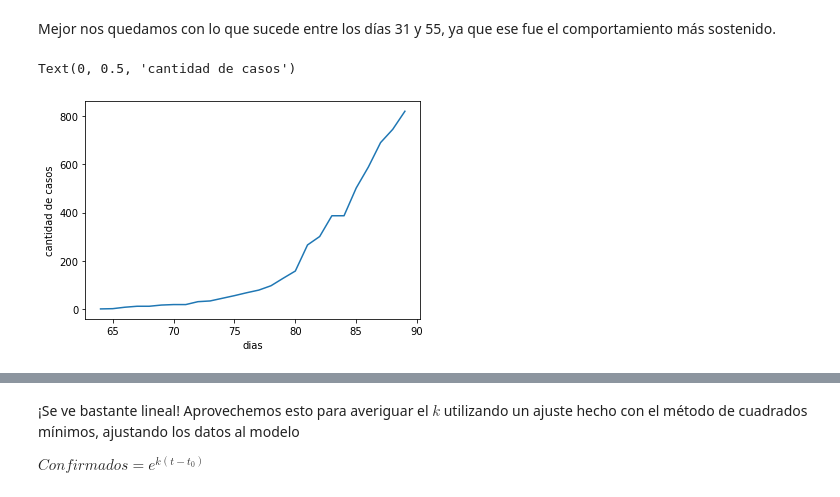
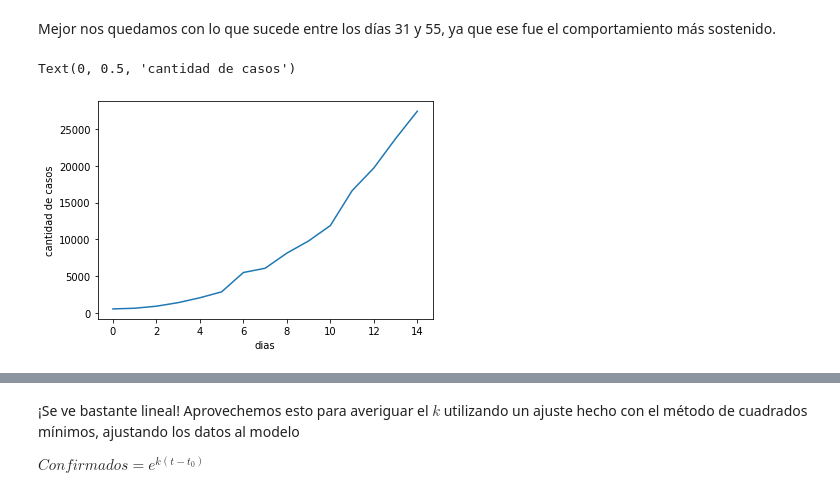
Before and after one commit to Mfsegurag/Informe_Pand-mico, a Jupyter notebook: proyecto_4.ipynb, the cells around one changed output, grey strips where cells are left out. Saved outputs shown, nothing was run; the diff lists cells and outputs as text; code cells hidden in the pictures.

Commit message:
Se definen los 10 paises

```diff
--- a/proyecto_4.ipynb
+++ b/proyecto_4.ipynb
@@ -133,14 +163,3 @@ df_arg.total_cases.isnull().idxmax()
 # %%
 paises=datos['location'] #cargo el vector de paises
 confirmados=datos['total_cases'] #carga vector todos los casos confirmados
-# %%
-#seleccionamos China
-
-ind_arg=np.where(paises=='Argentina')
-ind_arg=ind_arg[0]
-casos_arg=confirmados[ind_arg]
-dias=np.arange(0,len(casos_arg))
-plt.figure(figsize = (15,8))
-plt.plot(dias,casos_arg)
-plt.xlabel('dias')
-plt.ylabel('cantidad de casos')
@@ -161,0 +205,30 @@ Text(0, 0.5, 'log cantidad de casos')
+# %%
+fig, axes = plt.subplots(nrows=4, ncols=3, figsize=(18, 15))
+axes = axes.flat
+
+Paises = ['Argentina','Colombia',
+          'China',
+          'Mongolia',
+          'South Korea',
+          'Japan','Russia','Afghanistan','Nepal','Pakistan','Kazakhstan','India']
+
+for j,p in enumerate(Paises):
+    ind_arg=np.where(paises==p)
+    ind_arg=ind_arg[0]
+    casos_arg=confirmados[ind_arg]
+    dias=np.arange(0,len(casos_arg))
+    #plt.figure(figsize = (15,8))
+    #plt.plot(dias,casos_arg)
+    #plt.xlabel('dias')
+    #plt.ylabel('cantidad de casos')
+    sns.lineplot(x=dias, y=np.log(casos_arg),
+        color   = (list(plt.rcParams['axes.prop_cycle'])*2)[j]["color"],
+        #line_kws= {'linewidth': 2},
+        alpha   = 1.0, ax = axes[j])
+    axes[j].set_title(f'{p}', fontsize = 14, fontweight = "bold")
+    axes[j].tick_params(labelsize = 10)
+    axes[j].tick_params(labelsize = 10)
+    axes[j].set_xlabel("")
+fig.tight_layout()
+plt.subplots_adjust(top = 0.9)
+fig.suptitle('log cantidad de casos', fontsize = 18, fontweight = "bold")
@@ -185,15 +261,15 @@ Text(0, 0.5, 'log cantidad de casos')
 # %% [markdown]
 Mejor nos quedamos con lo que sucede entre los días 31 y 55, ya que ese fue el comportamiento más sostenido.
 # %%
-casos_principio=casos_arg[64:90]
-dias_principio=dias[64:90]
+casos_principio=casos_arg[0:15]
+dias_principio=dias[0:15]
 
 plt.plot(dias_principio,casos_principio)
 plt.xlabel('dias')
 plt.ylabel('cantidad de casos')
 # %% [output]
 Text(0, 0.5, 'cantidad de casos')
-[figure, old version]
+[figure, new version]
 # %%
 plt.plot(dias_principio,np.log(casos_principio))
 plt.xlabel('dias')
```
Also changed, not shown: parts of 28 cells of this notebook.
